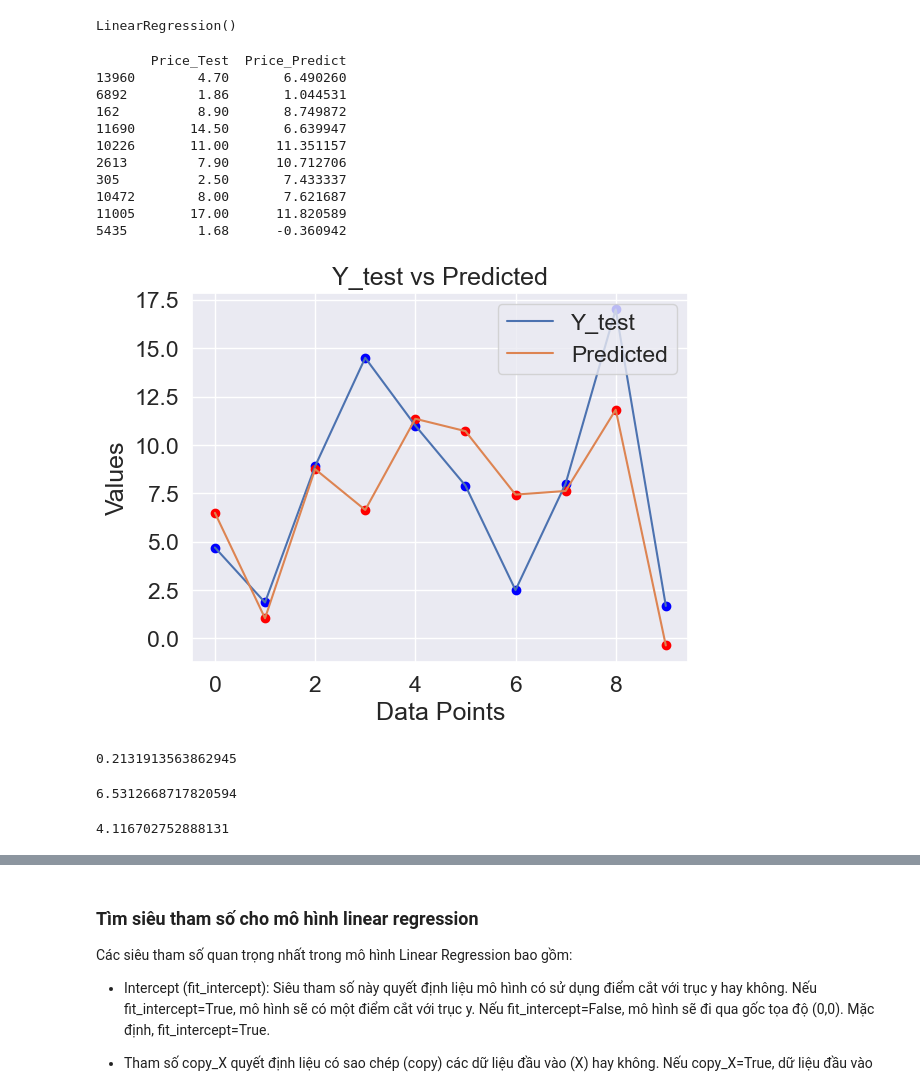
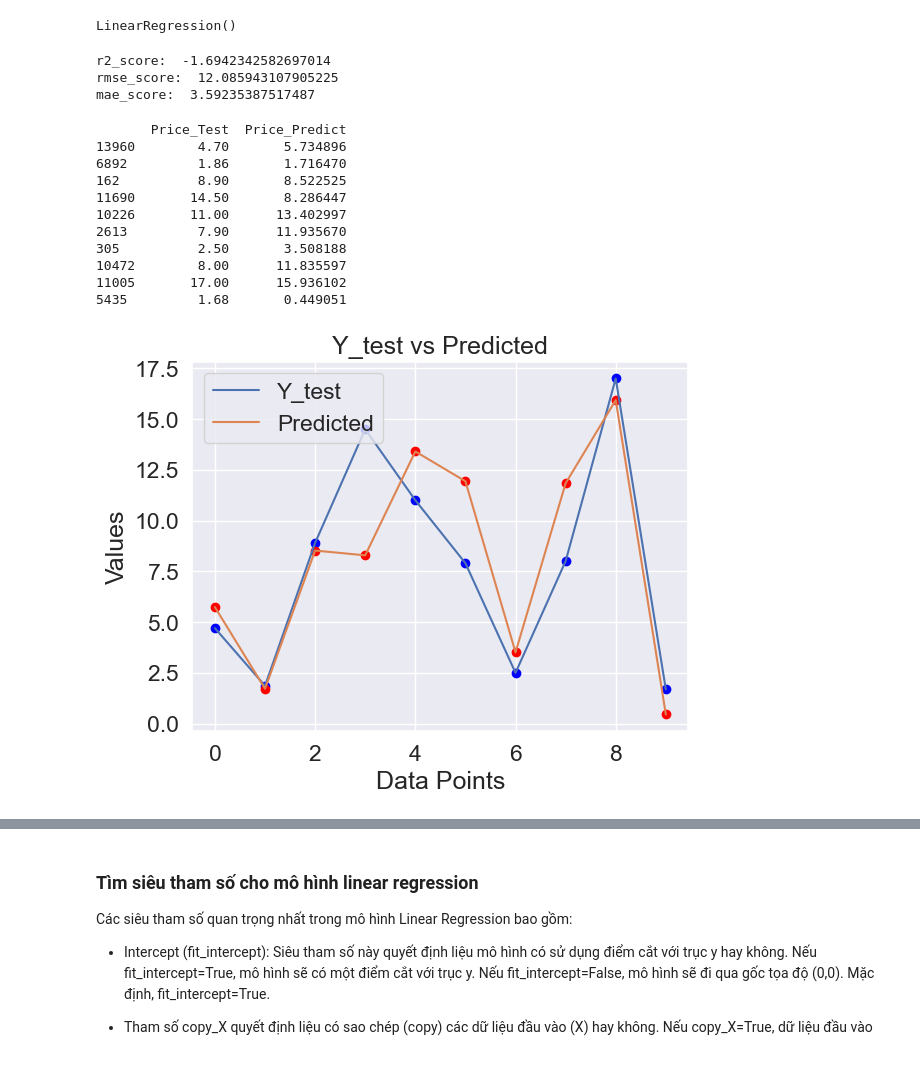
Before and after one commit to Truongquangkhang/Real_estate_in_DaNang, a Jupyter notebook: Khang/Feature_engineering.ipynb, the cells around one changed output, grey strips where cells are left out. Cells and saved outputs as stored; diff of their text form; code cells hidden in the pictures.

```diff
--- a/Khang/Feature_engineering.ipynb
+++ b/Khang/Feature_engineering.ipynb
@@ -665,7 +685,7 @@ y_test: (2923,)
 Chuẩn hóa các trường Area, width, length với chuẩn hóa Normalizer
 # %%
 from sklearn.preprocessing import MaxAbsScaler,Normalizer,StandardScaler,RobustScaler,PowerTransformer
-scaler = Normalizer()
+scaler = StandardScaler()
 X_train =  pd.DataFrame(scaler.fit_transform(X_train),columns=X_train.columns)
 X_test =  pd.DataFrame(scaler.transform(X_test),columns=X_test.columns)
 # df_test.loc[:,['Area','width','length']] = (scaler.transform(df_test[['Area','width','length']]))
@@ -726,64 +744,56 @@ model_LR = LinearRegression()
 model_LR.fit(X_train, y_train)
 # %% [output]
 LinearRegression()
+# %%
+y_pred_LR  = model_LR.predict(X_test)
+# %%
+from sklearn.metrics import make_scorer, r2_score,mean_absolute_error,mean_squared_error
+r2_score_LR = r2_score(y_test,y_pred_LR)
+rmse_score_LR = np.sqrt(mean_squared_error(y_test,y_pred_LR))
+mae_score_LR = mean_absolute_error(y_test,y_pred_LR)
+print("r2_score: ",r2_score_LR)
+print("rmse_score: ",rmse_score_LR)
+print("mae_score: ",mae_score_LR)
+# %% [output]
+r2_score:  -1.6942342582697014
+rmse_score:  12.085943107905225
+mae_score:  3.59235387517487
 # %%
-predictions_LR  = model_LR.predict(X_test)
 rs = {
   "Price_Test": y_test[:10],
-  "Price_Predict": predictions_LR[:10]
+  "Price_Predict": y_pred_LR[:10]
 }
 
 df_predict = pd.DataFrame(rs)
 print(df_predict)
 # %% [output]
        Price_Test  Price_Predict
-13960        4.70       6.490260
-6892         1.86       1.044531
-162          8.90       8.749872
-11690       14.50       6.639947
-10226       11.00      11.351157
-2613         7.90      10.712706
-305          2.50       7.433337
-10472        8.00       7.621687
-11005       17.00      11.820589
-5435         1.68      -0.360942
+13960        4.70       5.734896
+6892         1.86       1.716470
+162          8.90       8.522525
+11690       14.50       8.286447
+10226       11.00      13.402997
+2613         7.90      11.935670
+305          2.50       3.508188
+10472        8.00      11.835597
+11005       17.00      15.936102
+5435         1.68       0.449051
 # %%
 y_actual = y_test[:10]
-y_predicted = predictions_LR[:10]
+y_predicted = y_pred_LR[:10]
 index = range(10)
 
 plt.plot(index,y_actual, label='Y_test')
 plt.scatter(index, y_actual, color='blue')
 plt.plot(index,y_predicted, label='Predicted')
 plt.scatter(range(len(y_predicted)), y_predicted, color='red')
 
 plt.xlabel('Data Points')
 plt.ylabel('Values')
 
 plt.title('Y_test vs Predicted')
 plt.legend()
 
 plt.show()
 # %% [output]
-[figure, old version]
+[figure, new version]
-# %%
-from sklearn.metrics import r2_score
-r2_score_LR = r2_score(y_test,predictions_LR)
-print(r2_score_LR)
-# %% [output]
-0.2131913563862945
-# %%
-from sklearn.metrics import mean_squared_error
-import numpy as np
-
-rmse_LR = np.sqrt(mean_squared_error(y_test, predictions_LR))
-print(rmse_LR)
-# %% [output]
-6.5312668717820594
-# %%
-from sklearn.metrics import mean_absolute_error
-
-mae_LR = mean_absolute_error(y_test, predictions_LR)
-print(mae_LR)
-# %% [output]
-4.116702752888131
```
Also changed, not shown: parts of 81 cells of this notebook.
